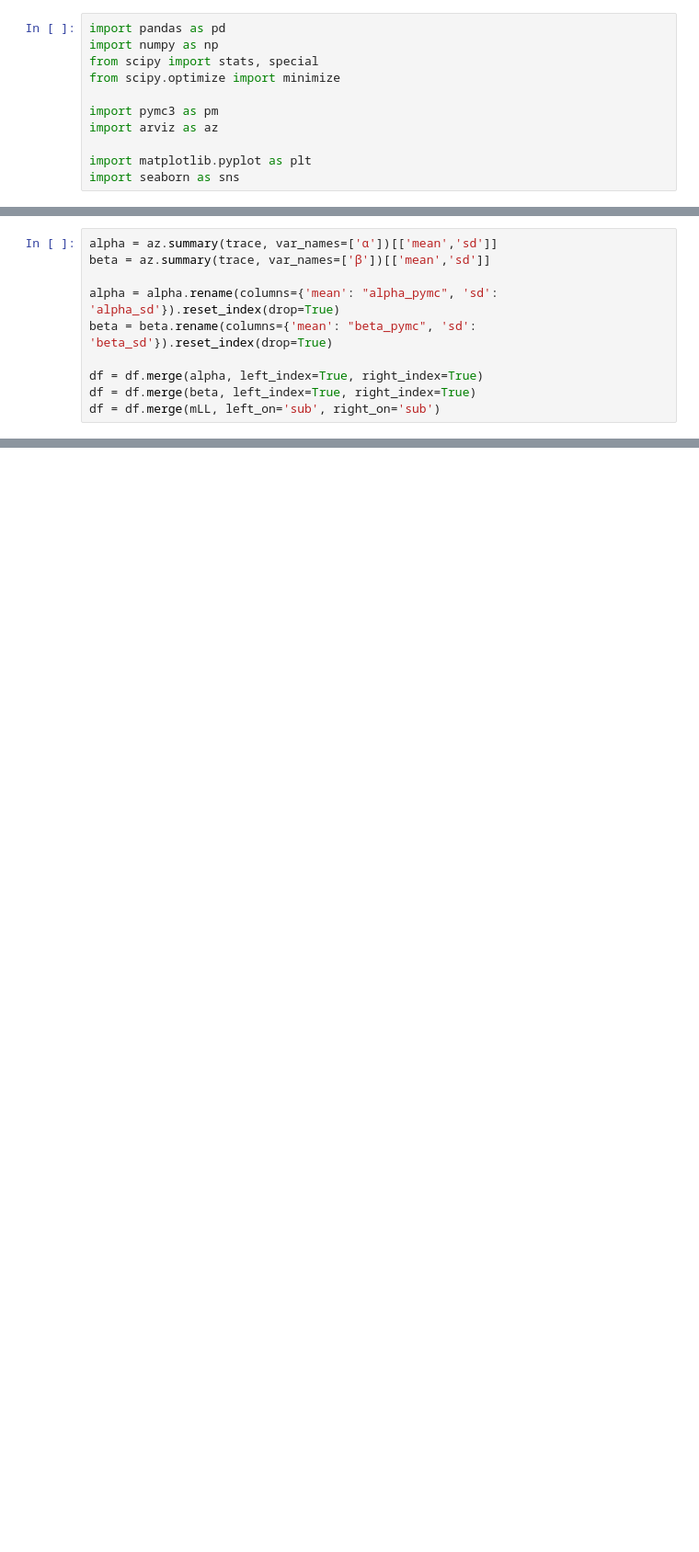
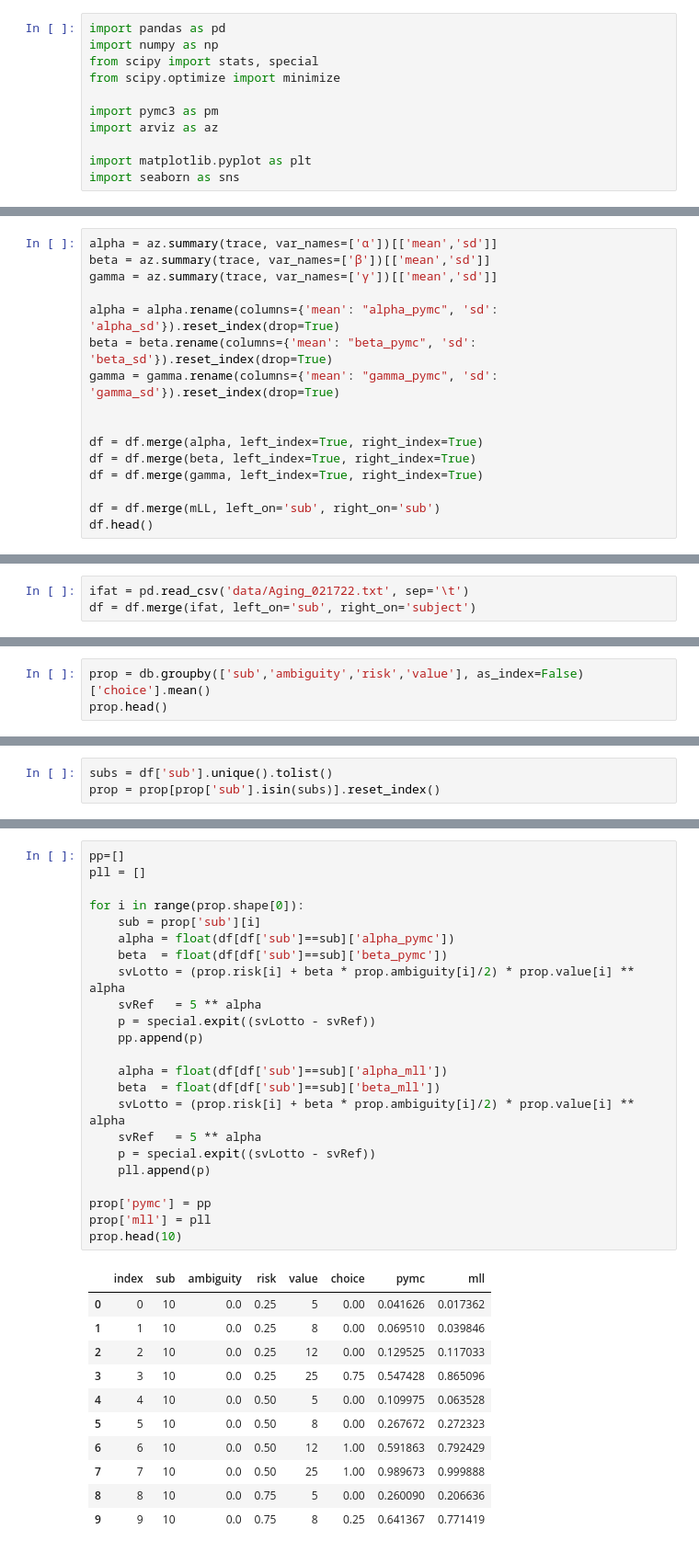
Before and after one commit to KoremNSN/Aging, a Jupyter notebook: RiskandAmbiguity/modelbased_analysis.ipynb, the cells around one changed output, grey strips where cells are left out. Shown at 92% size. Drawn from its saved outputs; the diff is of its cells as text; blank space fills up the shorter version.

```diff
--- a/RiskandAmbiguity/modelbased_analysis.ipynb
+++ b/RiskandAmbiguity/modelbased_analysis.ipynb
@@ -144,10 +149,16 @@ df = df.merge(prop, left_on='sub', right_on='sub')
 # %%
 alpha = az.summary(trace, var_names=['α'])[['mean','sd']]
 beta = az.summary(trace, var_names=['β'])[['mean','sd']]
+gamma = az.summary(trace, var_names=['γ'])[['mean','sd']]
 
 alpha = alpha.rename(columns={'mean': "alpha_pymc", 'sd': 'alpha_sd'}).reset_index(drop=True)
 beta = beta.rename(columns={'mean': "beta_pymc", 'sd': 'beta_sd'}).reset_index(drop=True)
+gamma = gamma.rename(columns={'mean': "gamma_pymc", 'sd': 'gamma_sd'}).reset_index(drop=True)
+
 
 df = df.merge(alpha, left_index=True, right_index=True)
 df = df.merge(beta, left_index=True, right_index=True)
+df = df.merge(gamma, left_index=True, right_index=True)
+
 df = df.merge(mLL, left_on='sub', right_on='sub')
+df.head()
@@ -211,0 +172,3 @@ sp.stats.pearsonr(df.choice, df.predicted_bayes)
+# %%
+ifat = pd.read_csv('data/Aging_021722.txt', sep='\t')
+df = df.merge(ifat, left_on='sub', right_on='subject')
@@ -211,0 +195,3 @@ sp.stats.pearsonr(df.choice, df.predicted_bayes)
+# %%
+prop = db.groupby(['sub','ambiguity','risk','value'], as_index=False)['choice'].mean()
+prop.head()
@@ -211,0 +205,3 @@ sp.stats.pearsonr(df.choice, df.predicted_bayes)
+# %%
+subs = df['sub'].unique().tolist()
+prop = prop[prop['sub'].isin(subs)].reset_index()
@@ -211,0 +255,35 @@ sp.stats.pearsonr(df.choice, df.predicted_bayes)
+# %%
+pp=[]
+pll = []
+
+for i in range(prop.shape[0]):
+    sub = prop['sub'][i]
+    alpha = float(df[df['sub']==sub]['alpha_pymc'])
+    beta  = float(df[df['sub']==sub]['beta_pymc'])
+    svLotto = (prop.risk[i] + beta * prop.ambiguity[i]/2) * prop.value[i] ** alpha
+    svRef   = 5 ** alpha
+    p = special.expit((svLotto - svRef))
+    pp.append(p)
+
+    alpha = float(df[df['sub']==sub]['alpha_mll'])
+    beta  = float(df[df['sub']==sub]['beta_mll'])
+    svLotto = (prop.risk[i] + beta * prop.ambiguity[i]/2) * prop.value[i] ** alpha
+    svRef   = 5 ** alpha
+    p = special.expit((svLotto - svRef))
+    pll.append(p)
+
+prop['pymc'] = pp
+prop['mll'] = pll
+prop.head(10)
+# %% [output]
+|  | index | sub | ambiguity | risk | value | choice | pymc | mll |
+| 0 | 0 | 10 | 0.0 | 0.25 | 5 | 0.00 | 0.041626 | 0.017362 |
+| 1 | 1 | 10 | 0.0 | 0.25 | 8 | 0.00 | 0.069510 | 0.039846 |
+| 2 | 2 | 10 | 0.0 | 0.25 | 12 | 0.00 | 0.129525 | 0.117033 |
+| 3 | 3 | 10 | 0.0 | 0.25 | 25 | 0.75 | 0.547428 | 0.865096 |
+| 4 | 4 | 10 | 0.0 | 0.50 | 5 | 0.00 | 0.109975 | 0.063528 |
+| 5 | 5 | 10 | 0.0 | 0.50 | 8 | 0.00 | 0.267672 | 0.272323 |
+| 6 | 6 | 10 | 0.0 | 0.50 | 12 | 1.00 | 0.591863 | 0.792429 |
+| 7 | 7 | 10 | 0.0 | 0.50 | 25 | 1.00 | 0.989673 | 0.999888 |
+| 8 | 8 | 10 | 0.0 | 0.75 | 5 | 0.00 | 0.260090 | 0.206636 |
+| 9 | 9 | 10 | 0.0 | 0.75 | 8 | 0.25 | 0.641367 | 0.771419 |
```
Also changed, not shown: parts of 27 cells of this notebook.
